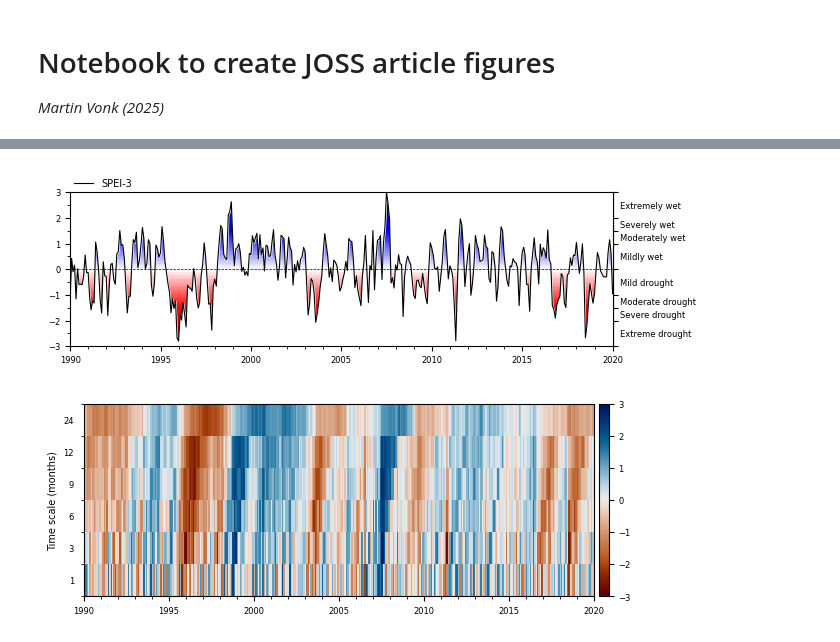
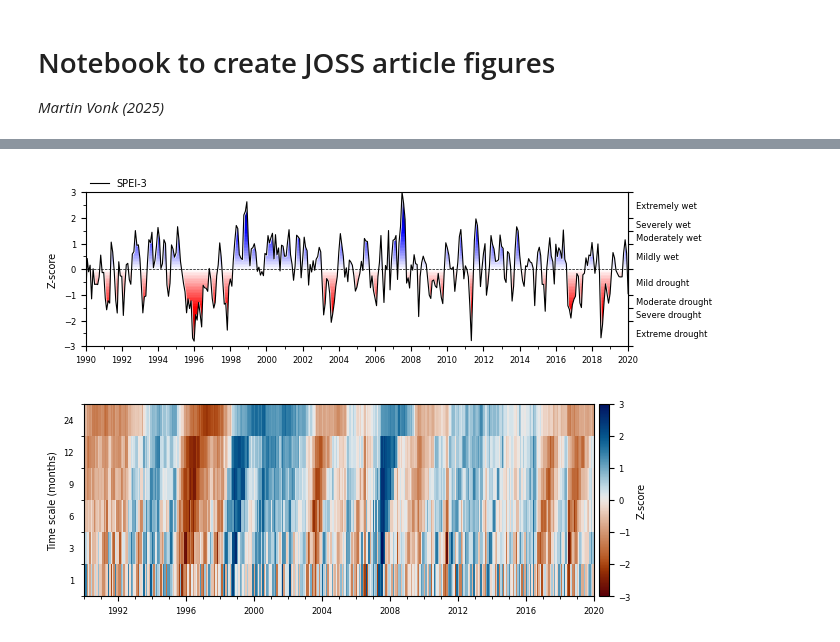
Before and after one commit to martinvonk/SPEI, a Jupyter notebook: paper/paper.ipynb, the cells around one changed output, grey strips where cells are left out. Drawn from its saved outputs; the diff is of its cells as text; code cells hidden in the pictures.

```diff
--- a/paper/paper.ipynb
+++ b/paper/paper.ipynb
@@ -463,28 +525,29 @@ spei3 = si.spei(series=surplus, dist=sps.gamma, timescale=3)
 
 ax = si.plot.si(spei3, figsize=(7.0, 2.0), layout="tight")
 ax.xaxis.set_minor_locator(mpl.dates.YearLocator(1))
-ax.xaxis.set_major_locator(mpl.dates.YearLocator(5))
+ax.xaxis.set_major_locator(mpl.dates.YearLocator(2))
 ax.legend(labels=["SPEI-3"], loc=(0, 1), frameon=False)
 ax.set_xlim(pd.Timestamp("1990"), pd.Timestamp("2020"))
+ax.set_ylabel("Z-score")
 
 ax.get_figure().savefig("figures/spei3.png", dpi=300, bbox_inches="tight")
 # %% [output]
-[figure, old version]
+[figure, new version]
 # %%
 speis = [
     spei1.rename("1"),
     spei3.rename("3"),
     si.spei(surplus, timescale=6).rename("6"),
     si.spei(surplus, timescale=9).rename("9"),
     si.spei(surplus, timescale=12).rename("12"),
     si.spei(surplus, timescale=24).rename("24"),
 ]
 f, ax = plt.subplots(figsize=(7.0, 2.5))
 si.plot.heatmap(speis, cmap="vik_r", vmin=-3, vmax=3, add_category=False, ax=ax)
 ax.set_ylabel("Time scale (months)")
-ax.xaxis.set_major_locator(mpl.dates.YearLocator(5))
+f.axes[-1].set_ylabel("Z-score")
 ax.xaxis.set_minor_locator(mpl.dates.YearLocator(1))
 ax.set_xlim(pd.Timestamp("1990"), pd.Timestamp("2020"))
 ax.get_figure().savefig("figures/spei_heatmap.png", dpi=300, bbox_inches="tight")
 # %% [output]
-[figure, old version]
+[figure, new version]
```
Also changed, not shown: parts of 5 cells of this notebook, 8 other files.
